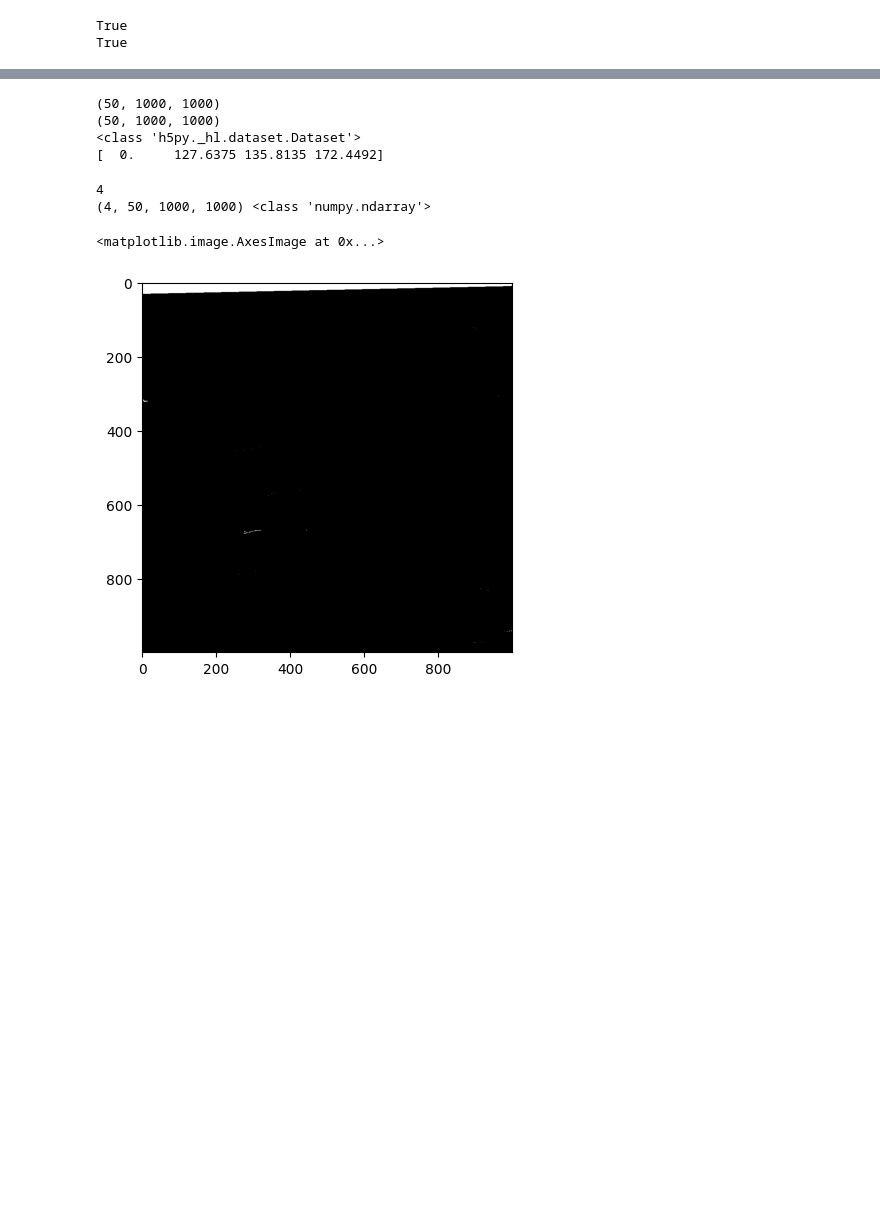
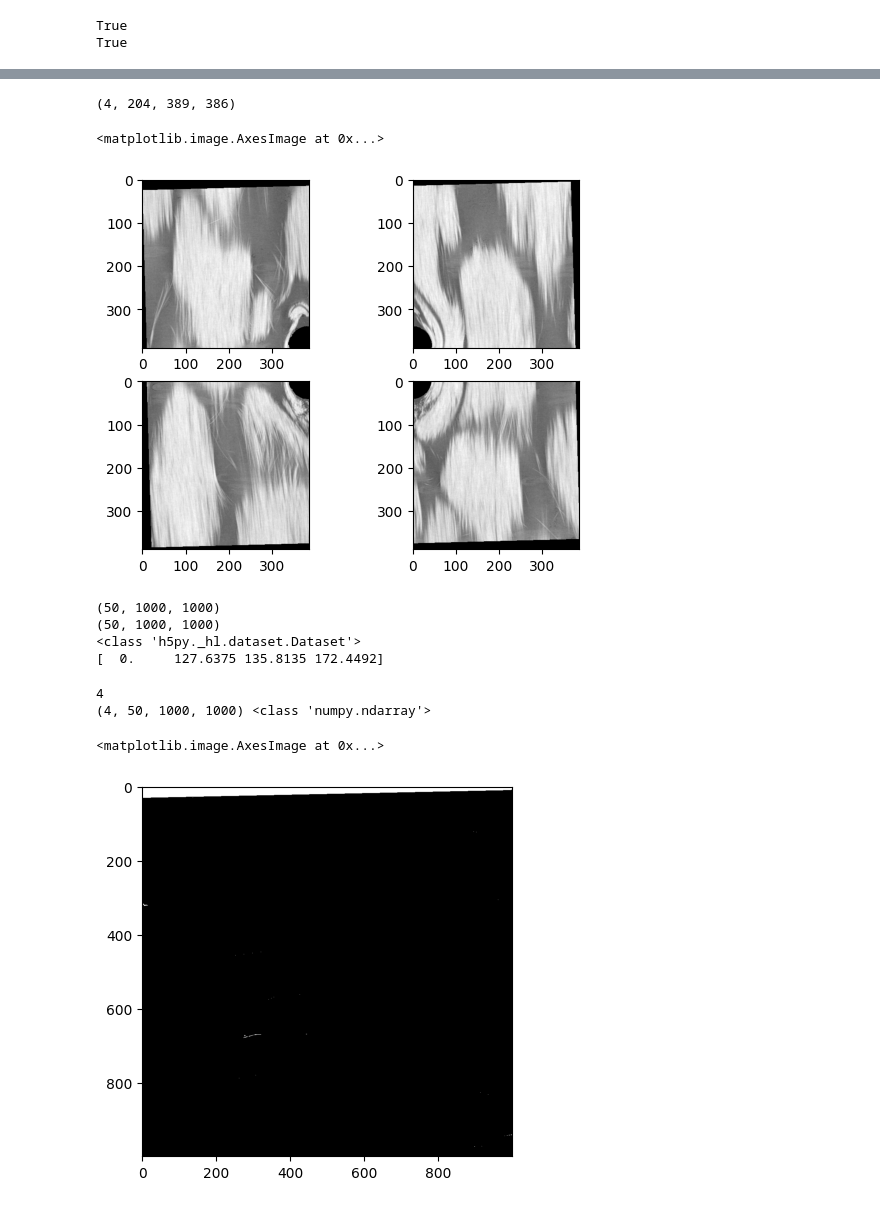
Before and after one commit to choROPeNt/3dseg, a Jupyter notebook: notebooks/vol_show.ipynb, the cells around one changed output, grey strips where cells are left out. Saved outputs shown, nothing was run; the diff lists cells and outputs as text; code cells hidden in the pictures; blank space fills up the shorter version.

```diff
--- a/notebooks/vol_show.ipynb
+++ b/notebooks/vol_show.ipynb
@@ -43,3 +153,21 @@ bool
+# %%
+a = predictions[:,:,:-1]
+
+b = a.reshape(1,204,2,389,2,386).transpose(0,2,4,1,3,5).reshape(-1,204,389,386)
+b.shape
+# %% [output]
+(4, 204, 389, 386)
+# %%
+slice = 100
+
+fig, ax = plt.subplots(2,2)
+ax[0][0].imshow(b[0,slice,:,:],cmap='gray')
+ax[0][1].imshow(b[1,slice,:,:],cmap='gray')
+ax[1][0].imshow(b[2,slice,:,:],cmap='gray')
+ax[1][1].imshow(b[3,slice,:,:],cmap='gray')
+# %% [output]
+<matplotlib.image.AxesImage at 0x...>
+[figure, added]
 # %%
 vol  = f1['raw']
 label =f1['label']
```
Also changed, not shown: parts of 13 cells of this notebook.
